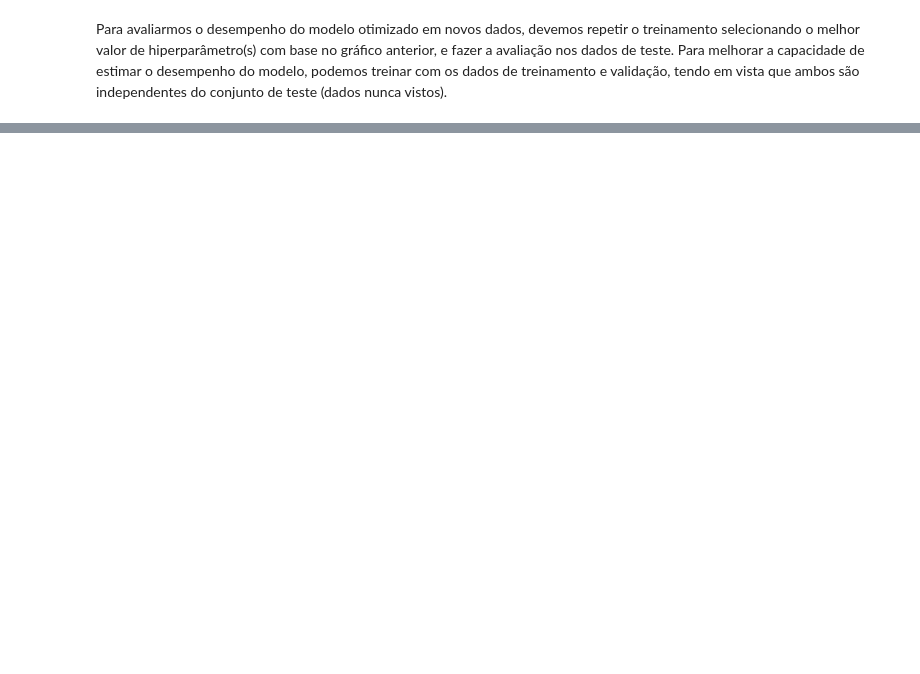
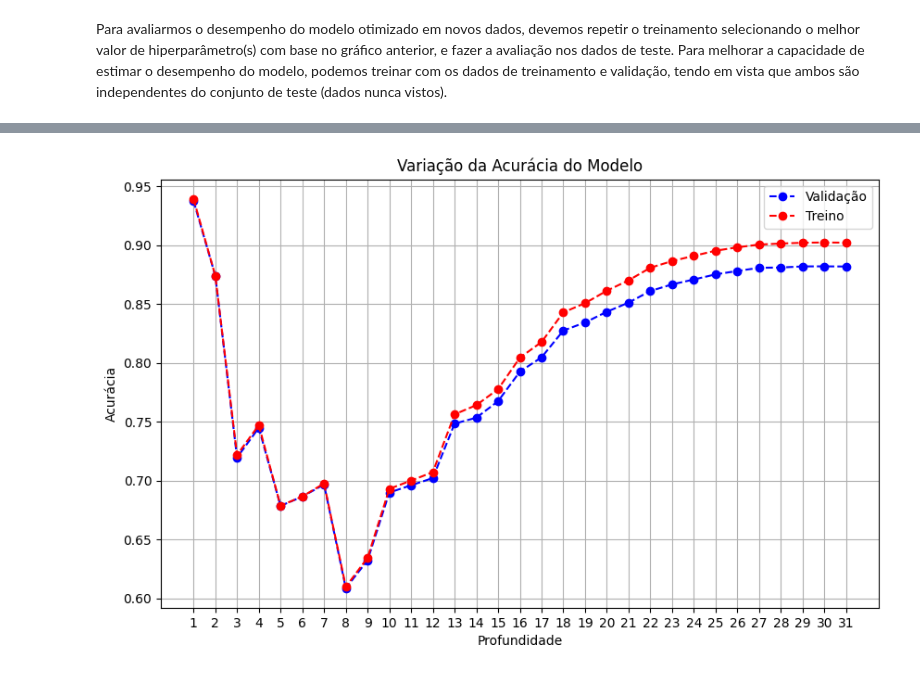
Before and after one commit to gct02/TrabalhoPraticoML, a Jupyter notebook: src/decision_tree.ipynb, the cells around one changed output, grey strips where cells are left out. Cells and saved outputs as stored; diff of their text form; code cells hidden in the pictures; blank space fills up the shorter version.

```diff
--- a/src/decision_tree.ipynb
+++ b/src/decision_tree.ipynb
@@ -281,0 +330,26 @@ ConfusionMatrixDisplay.from_predictions(y_test, y_pred, display_labels=target_na
+# %%
+# Use F1-macro to select the best max_depth
+from sklearn.metrics import f1_score
+
+max_depths = list(range(1, 31)) + [None]
+accuracies_valid = []
+accuracies_train = []
+f1_scores_valid = []
+f1_scores_train = []
+
+for depth in max_depths:
+  dt = DecisionTreeClassifier(max_depth=depth, criterion='entropy', class_weight='balanced', random_state=0)
+  dt.fit(X_train_resampled, y_train_resampled) # Usando os dados balanceados com SMOTE
+
+  y_pred = dt.predict(X_valid)
+
+  acc = accuracy_score(y_valid, y_pred)
+  accuracies_valid.append(acc)
+  accuracies_train.append(dt.score(X_train, y_train))
+
+  f1_valid = f1_score(y_valid, y_pred, average='macro', zero_division=0)
+  f1_scores_valid.append(f1_valid)
+
+  y_pred_train = dt.predict(X_train)
+  f1_train = f1_score(y_train, y_pred_train, average='macro', zero_division=0)
+  f1_scores_train.append(f1_train)
@@ -281,0 +377,14 @@ ConfusionMatrixDisplay.from_predictions(y_test, y_pred, display_labels=target_na
+# %%
+# Plotar a variação das acurácias
+plt.figure(figsize=(10,6))
+plt.plot(range(1, len(max_depths)+1), accuracies_valid, marker='o', linestyle='--', color='b', label='Validação')
+plt.plot(range(1, len(max_depths)+1), accuracies_train, marker='o', linestyle='--', color='r', label='Treino')
+plt.title('Variação da Acurácia do Modelo')
+plt.xlabel('Profundidade')
+plt.ylabel('Acurácia')
+plt.xticks(range(1, len(max_depths)+1))
+plt.legend()
+plt.grid(True)
+plt.show()
+# %% [output]
+[figure, added]
```
Also changed, not shown: parts of 29 cells of this notebook, 4 other files.
